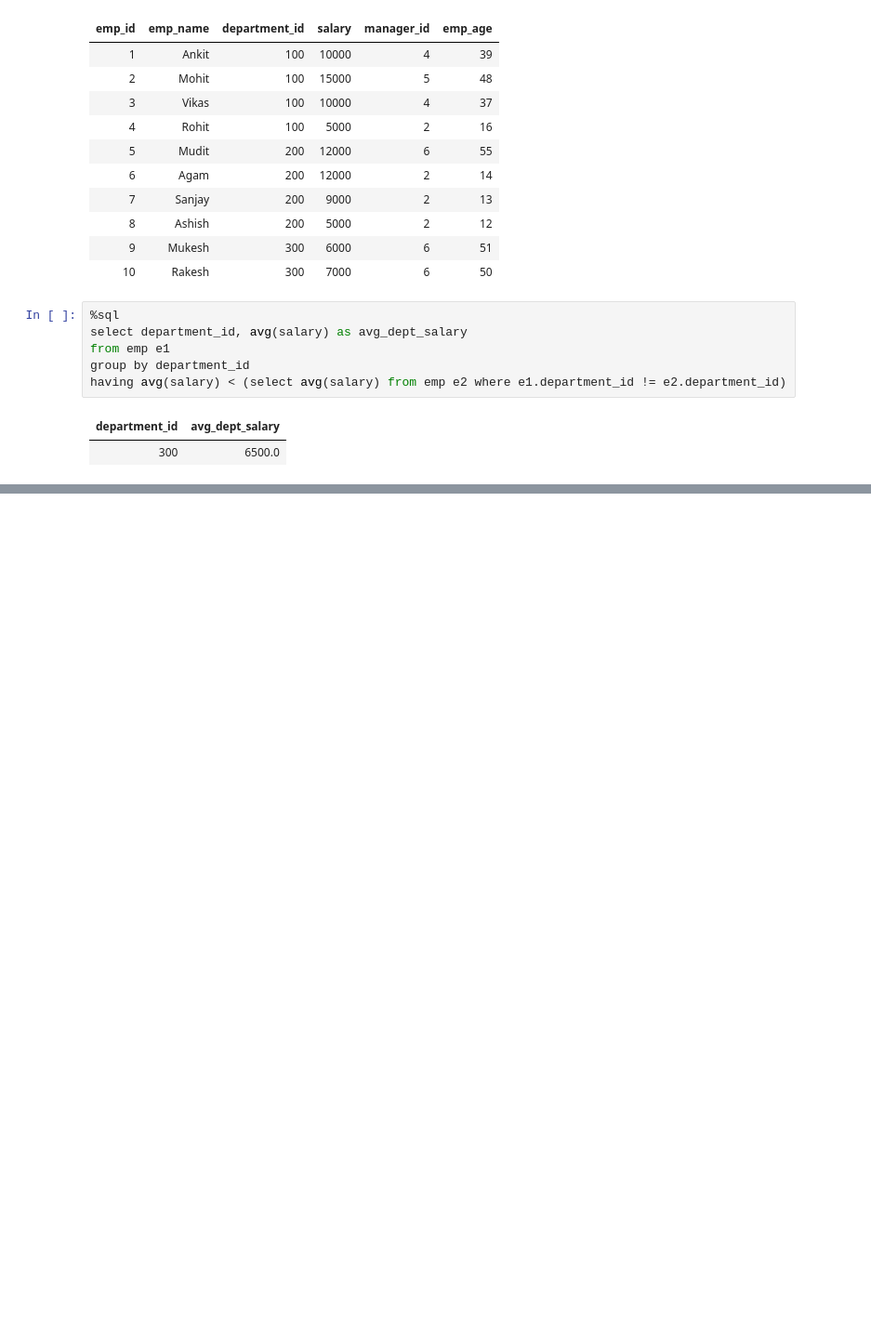
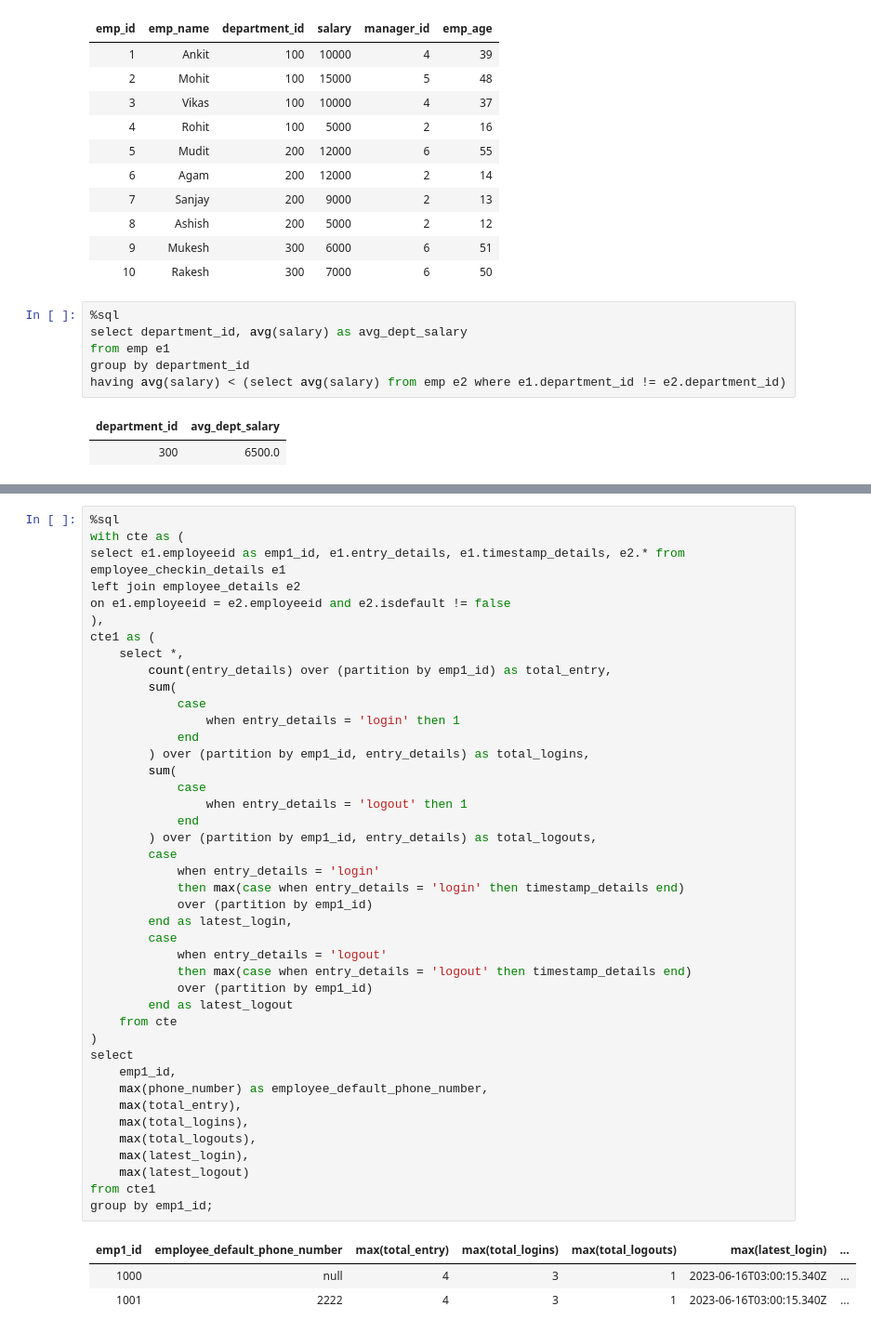
Before and after one commit to Rupam-1/SQL-Pyspark-practise_youtube, a Jupyter notebook: 06. SQL - Part4.ipynb, the cells around one changed output, grey strips where cells are left out. Shown at 93% size. Cells and saved outputs as stored; diff of their text form; blank space fills up the shorter version.

```diff
--- a/06. SQL - Part4.ipynb
+++ b/06. SQL - Part4.ipynb
@@ -378,0 +438,46 @@ having avg(salary) < (select avg(salary) from emp e2 where e1.department_id != e
+# %%
+%sql
+with cte as (
+select e1.employeeid as emp1_id, e1.entry_details, e1.timestamp_details, e2.* from employee_checkin_details e1
+left join employee_details e2
+on e1.employeeid = e2.employeeid and e2.isdefault != false
+),
+cte1 as (
+    select *,
+        count(entry_details) over (partition by emp1_id) as total_entry,
+        sum(
+            case
+                when entry_details = 'login' then 1
+            end
+        ) over (partition by emp1_id, entry_details) as total_logins,
+        sum(
+            case
+                when entry_details = 'logout' then 1
+            end
+        ) over (partition by emp1_id, entry_details) as total_logouts,
+        case
+            when entry_details = 'login'
+            then max(case when entry_details = 'login' then timestamp_details end)
+            over (partition by emp1_id)
+        end as latest_login,
+        case
+            when entry_details = 'logout'
+            then max(case when entry_details = 'logout' then timestamp_details end)
+            over (partition by emp1_id)
+        end as latest_logout
+    from cte
+)
+select
+    emp1_id,
+    max(phone_number) as employee_default_phone_number,
+    max(total_entry),
+    max(total_logins),
+    max(total_logouts),
+    max(latest_login),
+    max(latest_logout)
+from cte1
+group by emp1_id;
+# %% [output]
+| emp1_id | employee_default_phone_number | max(total_entry) | max(total_logins) | max(total_logouts) | max(latest_login) | ... |
+| 1000 | null | 4 | 3 | 1 | 2023-06-16T03:00:15.340Z | ... |
+| 1001 | 2222 | 4 | 3 | 1 | 2023-06-16T03:00:15.340Z | ... |
```
Also changed, not shown: parts of 3 cells of this notebook, 1 other file.
